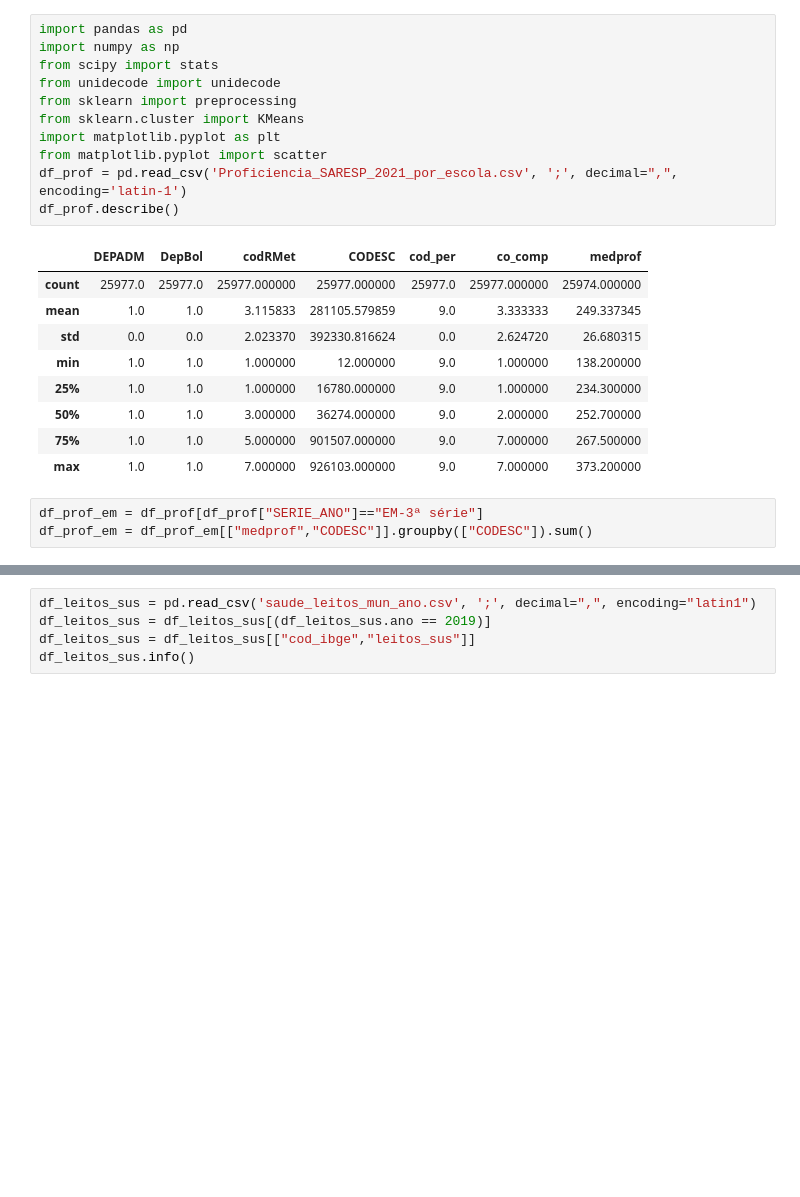
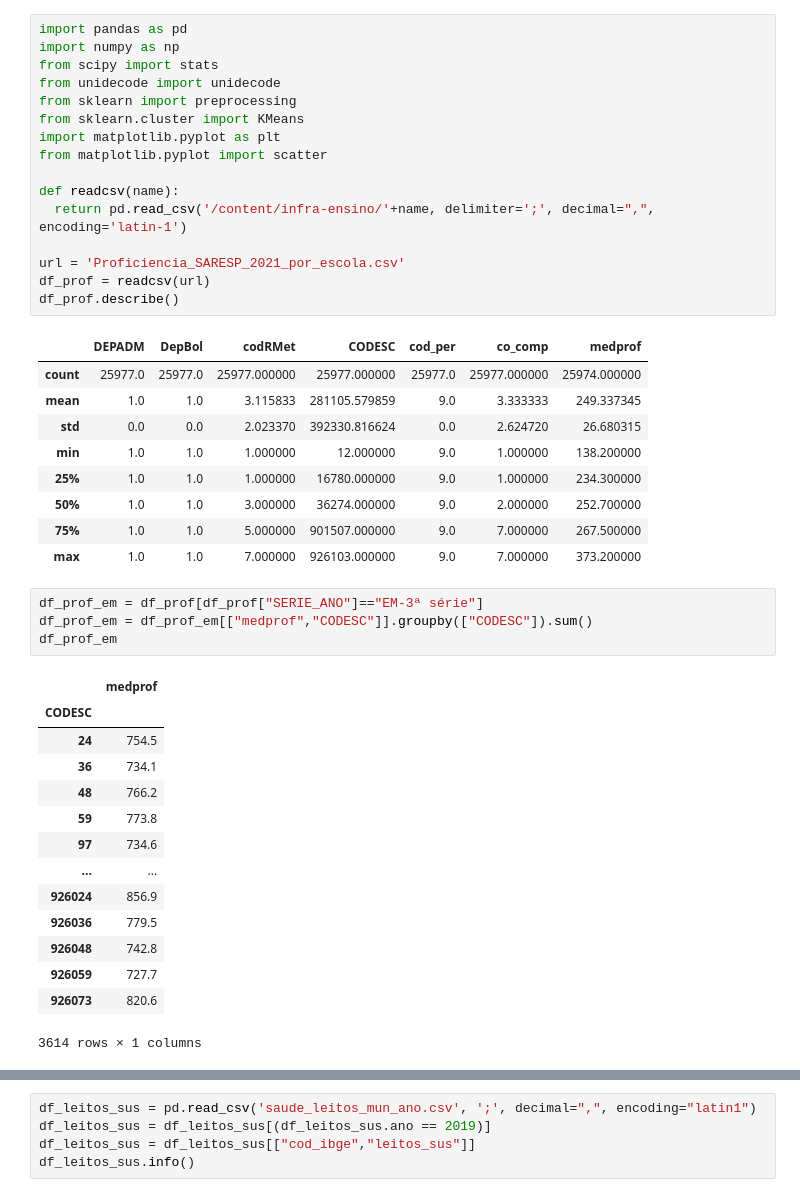
Before and after one commit to tiagogodoi/infra-ensino, a Jupyter notebook: TCC-final-2023.ipynb, the cells around one changed output, grey strips where cells are left out. Saved outputs shown, nothing was run; the diff lists cells and outputs as text; blank space fills up the shorter version.

```diff
--- a/TCC-final-2023.ipynb
+++ b/TCC-final-2023.ipynb
@@ -7,7 +25,12 @@ from sklearn import preprocessing
 from sklearn.cluster import KMeans
 import matplotlib.pyplot as plt
 from matplotlib.pyplot import scatter
-df_prof = pd.read_csv('Proficiencia_SARESP_2021_por_escola.csv', ';', decimal=",", encoding='latin-1')
+
+def readcsv(name):
+  return pd.read_csv('/content/infra-ensino/'+name, delimiter=';', decimal=",", encoding='latin-1')
+
+url = 'Proficiencia_SARESP_2021_por_escola.csv'
+df_prof = readcsv(url)
 df_prof.describe()
 # %% [output]
 |  | DEPADM | DepBol | codRMet | CODESC | cod_per | co_comp | medprof |
@@ -22,4 +45,20 @@ df_prof.describe()
 # %%
 df_prof_em = df_prof[df_prof["SERIE_ANO"]=="EM-3ª série"]
 df_prof_em = df_prof_em[["medprof","CODESC"]].groupby(["CODESC"]).sum()
+df_prof_em
+# %% [output]
+|  | medprof |
+| CODESC |  |
+| 24 | 754.5 |
+| 36 | 734.1 |
+| 48 | 766.2 |
+| 59 | 773.8 |
+| 97 | 734.6 |
+| ... | ... |
+| 926024 | 856.9 |
+| 926036 | 779.5 |
+| 926048 | 742.8 |
+| 926059 | 727.7 |
+| 926073 | 820.6 |
+3614 rows × 1 columns
 # %%
```
Also changed, not shown: parts of 4 cells of this notebook.
